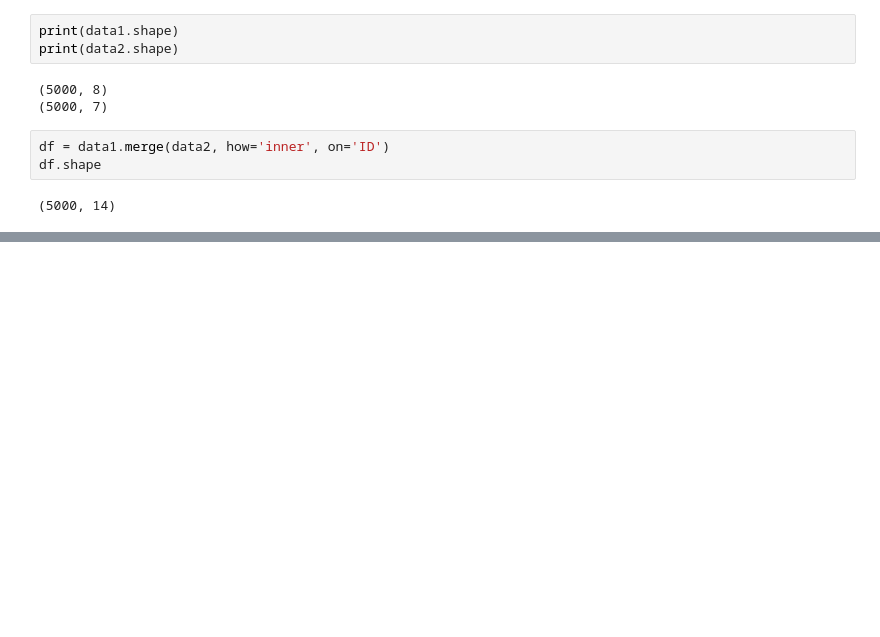
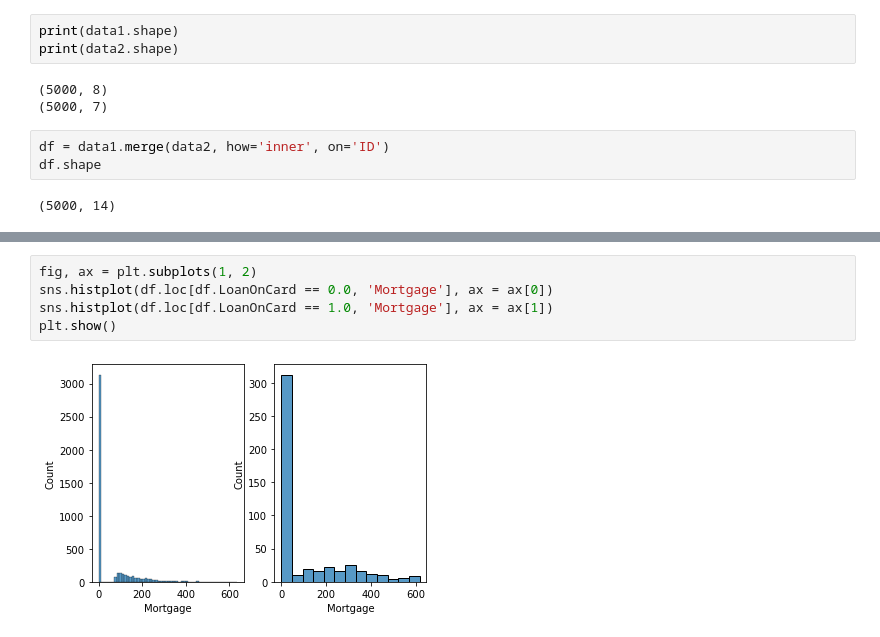
Before and after one commit to JammalAdeyemi/DataScience_Project, a Jupyter notebook: Classification/Digital Transformation[Banking]/Digital Transformation[Banking Sector].ipynb, the cells around one changed output, grey strips where cells are left out. Cells and saved outputs as stored; diff of their text form; blank space fills up the shorter version.

```diff
--- a/Classification/Digital Transformation[Banking]/Digital Transformation[Banking Sector].ipynb
+++ b/Classification/Digital Transformation[Banking]/Digital Transformation[Banking Sector].ipynb
@@ -52,0 +168,7 @@ df.shape
+# %%
+fig, ax = plt.subplots(1, 2)
+sns.histplot(df.loc[df.LoanOnCard == 0.0, 'Mortgage'], ax = ax[0])
+sns.histplot(df.loc[df.LoanOnCard == 1.0, 'Mortgage'], ax = ax[1])
+plt.show()
+# %% [output]
+[figure, added]
```
Also changed, not shown: parts of 22 cells of this notebook.
